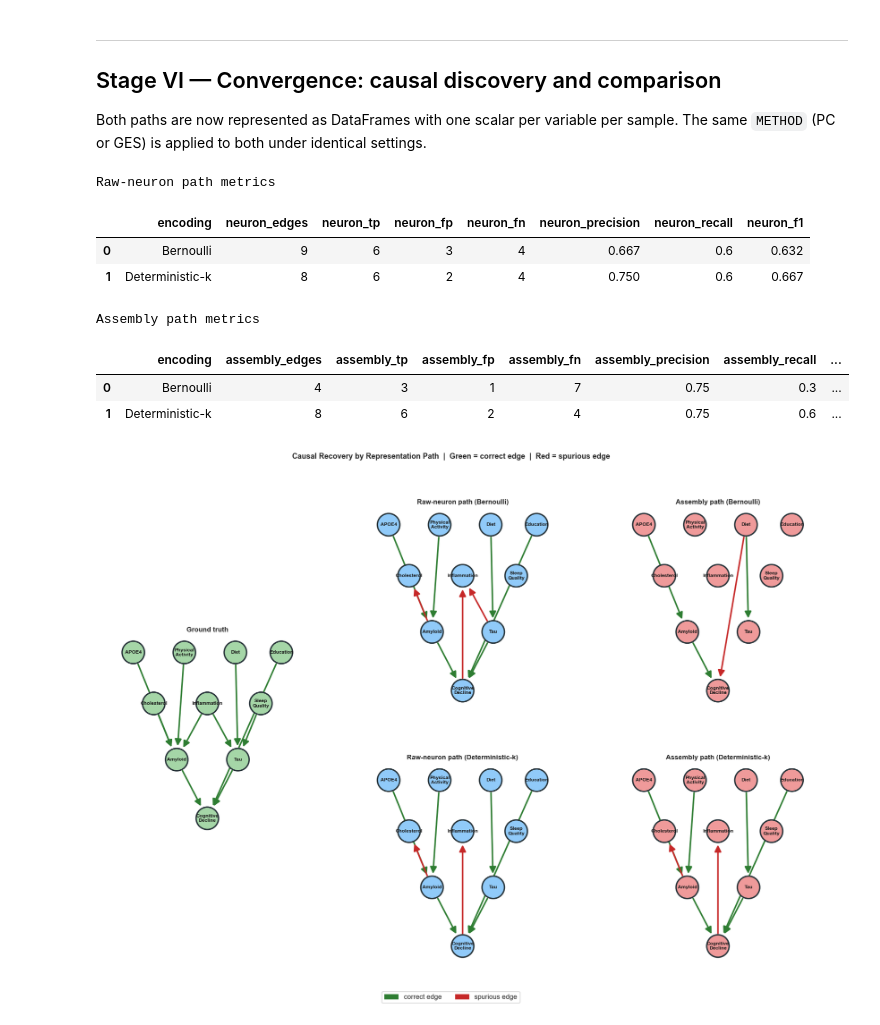
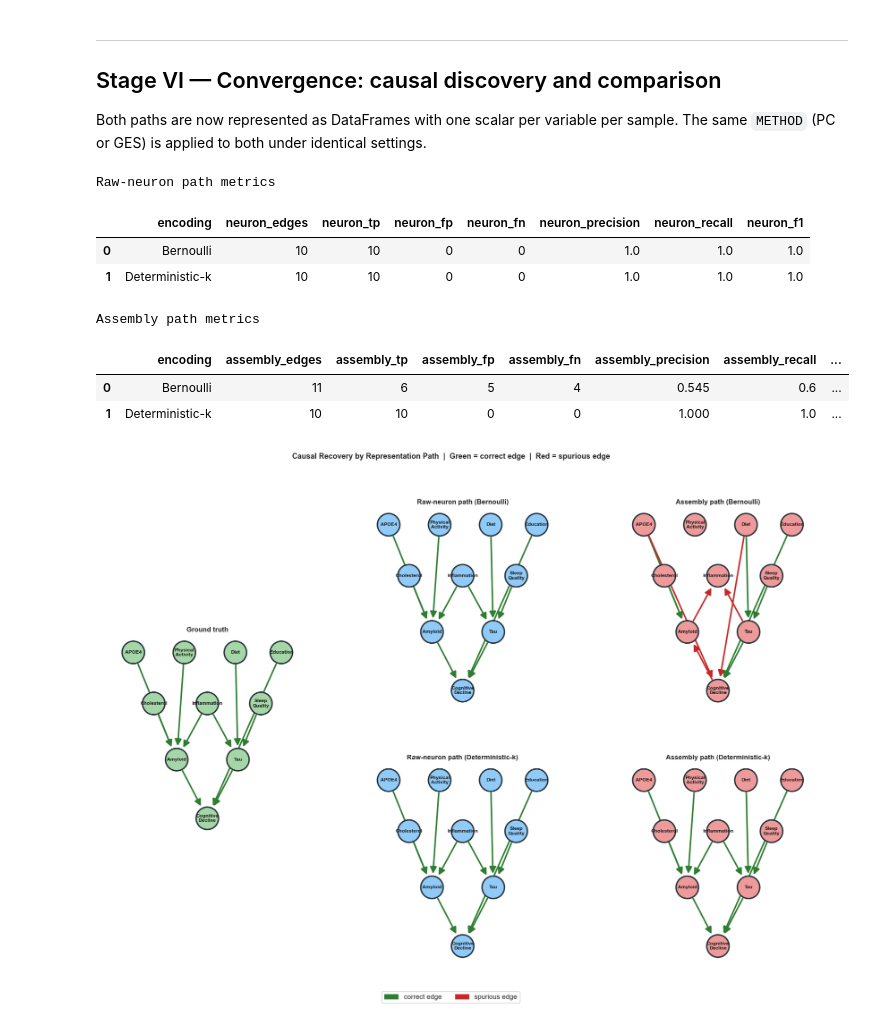
Before and after one commit to evangelia-kopadi/assemblies-encoding, a Jupyter notebook: notebooks/pipeline_visualization.ipynb, the cells around one changed output. Cells and saved outputs as stored; diff of their text form; code cells hidden in the pictures.

```diff
--- a/notebooks/pipeline_visualization.ipynb
+++ b/notebooks/pipeline_visualization.ipynb
@@ -57,18 +60,18 @@ Set `N_SAMPLES=5000` (and adjust probabilities if desired) for paper-scale behav
 # %%
-SEED                 = 4242
-N_SAMPLES            = 800       # use 5000 to mirror paper-scale runs
+SEED                 = 42
+N_SAMPLES            = 5000
 NEURONS_PER_VAR      = 1666
 ASSEMBLY_K           = 100
 DETERMINISTIC_K_STEP = 10
 N_TRAIN              = 200
 N_PRESENTATIONS      = 3
 BETA                 = 0.05
-METHOD               = "ges"   # change to "pc" to test constraint-based discovery
+METHOD               = "pc"
+ALPHA_PC             = 0.05
 
-# Bernoulli contrast knobs: lower positive prob and lower background noise increase
-# separation from deterministic-k in this notebook-scale demo.
-BERN_POSITIVE_PROB   = 0.08
-BERN_NEGATIVE_PROB   = 0.02
+# Frozen single-run Bernoulli baseline used by the paper artifact generator.
+BERN_POSITIVE_PROB   = 0.30
+BERN_NEGATIVE_PROB   = 0.10
 
 VAR_NAMES = [
     "APOE4",
@@ -121,13 +124,17 @@ WRAP = {
 # %% [markdown]
 ## Stage I — SCM data generation
 # %%
-# Stage I.A: Methodology
+# Stage I.A: SCM data and methodology
+df, GT_EDGES = generate_alzheimers_data(n_patients=N_SAMPLES, seed=SEED)
+
 print('Data were synthetically generated from a ground-truth')
 print('Structural Causal Model (SCM) with 10 variables and')
-print('10 causal edges, following the Alzheimers disease domain.')
+print('10 causal edges, following the Alzheimer disease domain.')
 print()
-print('Discovery algorithms attempted to recover this')
+print('Discovery algorithms attempt to recover this')
 print('ground-truth DAG from encoded neural representations.')
+print()
+print(f'Notebook configuration: seed={SEED}, n_samples={N_SAMPLES}, method={METHOD}, alpha={ALPHA_PC}')
 print()
 print('Ground-truth causal edges:')
 for s, t in GT_EDGES:
@@ -409,16 +415,16 @@ Both paths are now represented as DataFrames with one scalar per variable per sa
 The same `METHOD` (PC or GES) is applied to both under identical settings.
 # %%
 bern_neuron_edges = discover(
-    bern_neuron_df, var_names=VAR_NAMES, method=METHOD, alpha=0.05, strict=False
+    bern_neuron_df, var_names=VAR_NAMES, method=METHOD, alpha=ALPHA_PC, strict=False
 )
 bern_assembly_edges = discover(
-    bern_assembly_df, var_names=VAR_NAMES, method=METHOD, alpha=0.05, strict=False
+    bern_assembly_df, var_names=VAR_NAMES, method=METHOD, alpha=ALPHA_PC, strict=False
 )
 detk_neuron_edges = discover(
-    detk_neuron_df, var_names=VAR_NAMES, method=METHOD, alpha=0.05, strict=False
+    detk_neuron_df, var_names=VAR_NAMES, method=METHOD, alpha=ALPHA_PC, strict=False
 )
 detk_assembly_edges = discover(
-    detk_assembly_df, var_names=VAR_NAMES, method=METHOD, alpha=0.05, strict=False
+    detk_assembly_df, var_names=VAR_NAMES, method=METHOD, alpha=ALPHA_PC, strict=False
 )
 
 rows = []
@@ -443,39 +449,39 @@ for label, ne, ae in [
             "assembly_precision": round(am["precision"], 3),
             "assembly_recall": round(am["recall"], 3),
             "assembly_tp": am["tp"],
             "assembly_fp": am["fp"],
             "assembly_fn": am["fn"],
         }
     )
 
 summary_df = pd.DataFrame(rows)
 
 print("Raw-neuron path metrics")
 display(
     summary_df[[
         "encoding",
         "neuron_edges", "neuron_tp", "neuron_fp", "neuron_fn",
         "neuron_precision", "neuron_recall", "neuron_f1",
     ]]
 )
 
 print("Assembly path metrics")
 display(
     summary_df[[
         "encoding",
         "assembly_edges", "assembly_tp", "assembly_fp", "assembly_fn",
         "assembly_precision", "assembly_recall", "assembly_f1",
     ]]
 )
 # %% [output]
 Raw-neuron path metrics
 |  | encoding | neuron_edges | neuron_tp | neuron_fp | neuron_fn | neuron_precision | neuron_recall | neuron_f1 |
-| 0 | Bernoulli | 9 | 6 | 3 | 4 | 0.667 | 0.6 | 0.632 |
-| 1 | Deterministic-k | 8 | 6 | 2 | 4 | 0.750 | 0.6 | 0.667 |
+| 0 | Bernoulli | 10 | 10 | 0 | 0 | 1.0 | 1.0 | 1.0 |
+| 1 | Deterministic-k | 10 | 10 | 0 | 0 | 1.0 | 1.0 | 1.0 |
 Assembly path metrics
 |  | encoding | assembly_edges | assembly_tp | assembly_fp | assembly_fn | assembly_precision | assembly_recall | ... |
-| 0 | Bernoulli | 4 | 3 | 1 | 7 | 0.75 | 0.3 | ... |
-| 1 | Deterministic-k | 8 | 6 | 2 | 4 | 0.75 | 0.6 | ... |
+| 0 | Bernoulli | 11 | 6 | 5 | 4 | 0.545 | 0.6 | ... |
+| 1 | Deterministic-k | 10 | 10 | 0 | 0 | 1.000 | 1.0 | ... |
 # %%
 fig = plt.figure(figsize=(19, 11.5))
 fig.subplots_adjust(bottom=0.08)
@@ -594,4 +600,4 @@ for ax in [ax_gt, ax_bern_raw, ax_bern_assm, ax_detk_raw, ax_detk_assm]:
 
 plt.show()
 # %% [output]
-[figure, old version]
+[figure, new version]
```
Also changed, not shown: parts of 6 cells of this notebook.
